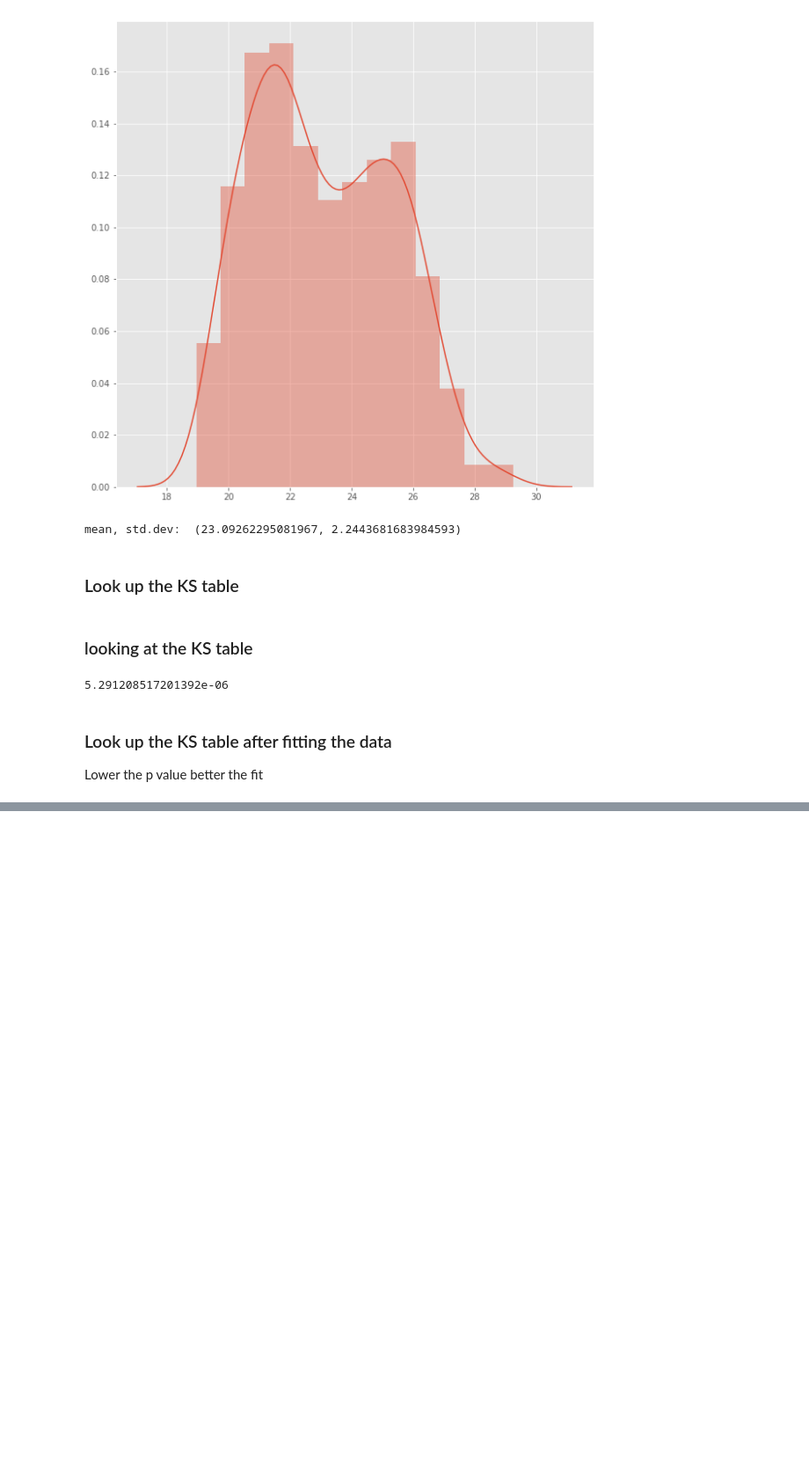
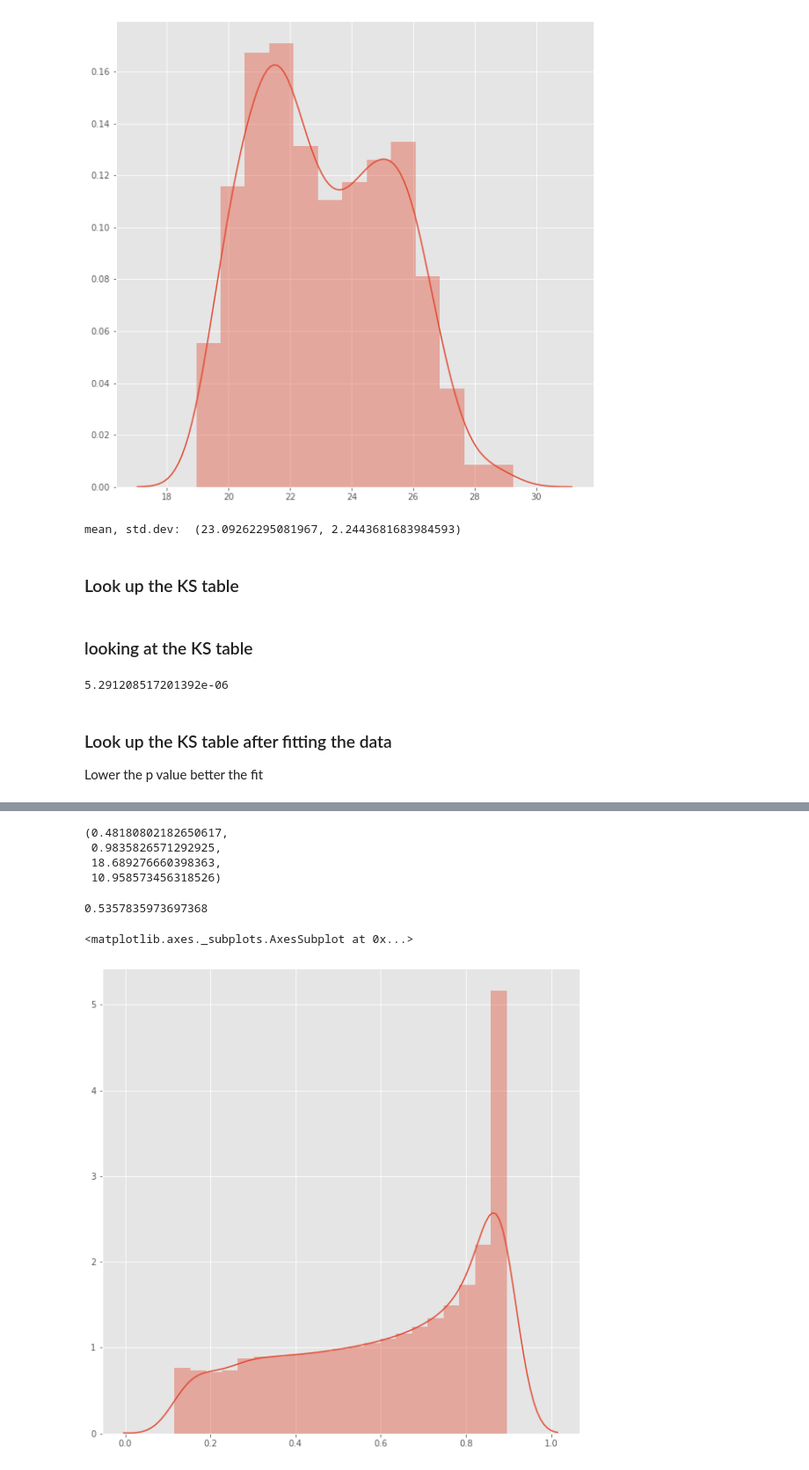
Before and after one commit to Ovishake/Statsmodel_Exercises, a Jupyter notebook: Fitting distribution to Unknown data.ipynb, the cells around one changed output, grey strips where cells are left out. Shown at 88% size. Drawn from its saved outputs; the diff is of its cells as text; code cells hidden in the pictures; blank space fills up the shorter version.

Commit message:
Updated the file distribution fit

```diff
--- a/Fitting distribution to Unknown data.ipynb
+++ b/Fitting distribution to Unknown data.ipynb
@@ -102,0 +70,35 @@ vonmises: statistic=1.0198902926496198e+26, pvalue=0.0
+# %%
+for distribution in DISTRIBUTIONS:
+    # Trying to fit the distribution
+    try:
+        # Ignore warnings from data that can't be fit
+        with warnings.catch_warnings():
+            warnings.filterwarnings('ignore')
+
+            # fit dist to data
+            params = distribution.fit(data)
+
+            arg = params[:-2]
+            loc = params[-2]
+            scale = params[-1]
+
+            # Calculate fitted PDF and error with fit in distribution
+            pdf = distribution.pdf(x, loc=loc, scale=scale, *arg)
+            sse = np.sum(np.power(y - pdf, 2.0))
+
+            # if axis pass in add to plot
+            try:
+                if ax:
+                    pd.Series(pdf, x).plot(ax=ax)
+                end
+            except Exception:
+                pass
+
+            # identify if this distribution is better
+            if best_sse > sse > 0:
+                best_distribution = distribution
+                best_params = params
+                best_sse = sse
+
+    except Exception:
+        pass
@@ -102,0 +114,14 @@ vonmises: statistic=1.0198902926496198e+26, pvalue=0.0
+# %%
+best_params
+# %% [output]
+(0.48180802182650617,
+ 0.9835826571292925,
+ 18.689276660398363,
+ 10.958573456318526)
+# %%
+best_sse
+# %% [output]
+0.5357835973697368
+# %%
+start = st.johnsonsb.ppf(0.01, loc=loc, scale=scale, *best_params[:-2])
+end = st.johnsonsb.ppf(0.99, loc=loc, scale=scale, *best_params[:-2])
@@ -102,0 +130,9 @@ vonmises: statistic=1.0198902926496198e+26, pvalue=0.0
+# %%
+x = np.linspace(start, end, 10000)
+y = best_distribution.pdf(x, loc=loc, scale=scale, *best_params[:-2])
+pdf = pd.Series(y, x)
+# %%
+sns.distplot(pdf)
+# %% [output]
+<matplotlib.axes._subplots.AxesSubplot at 0x...>
+[figure, added]
```
Also changed, not shown: parts of 7 cells of this notebook.
